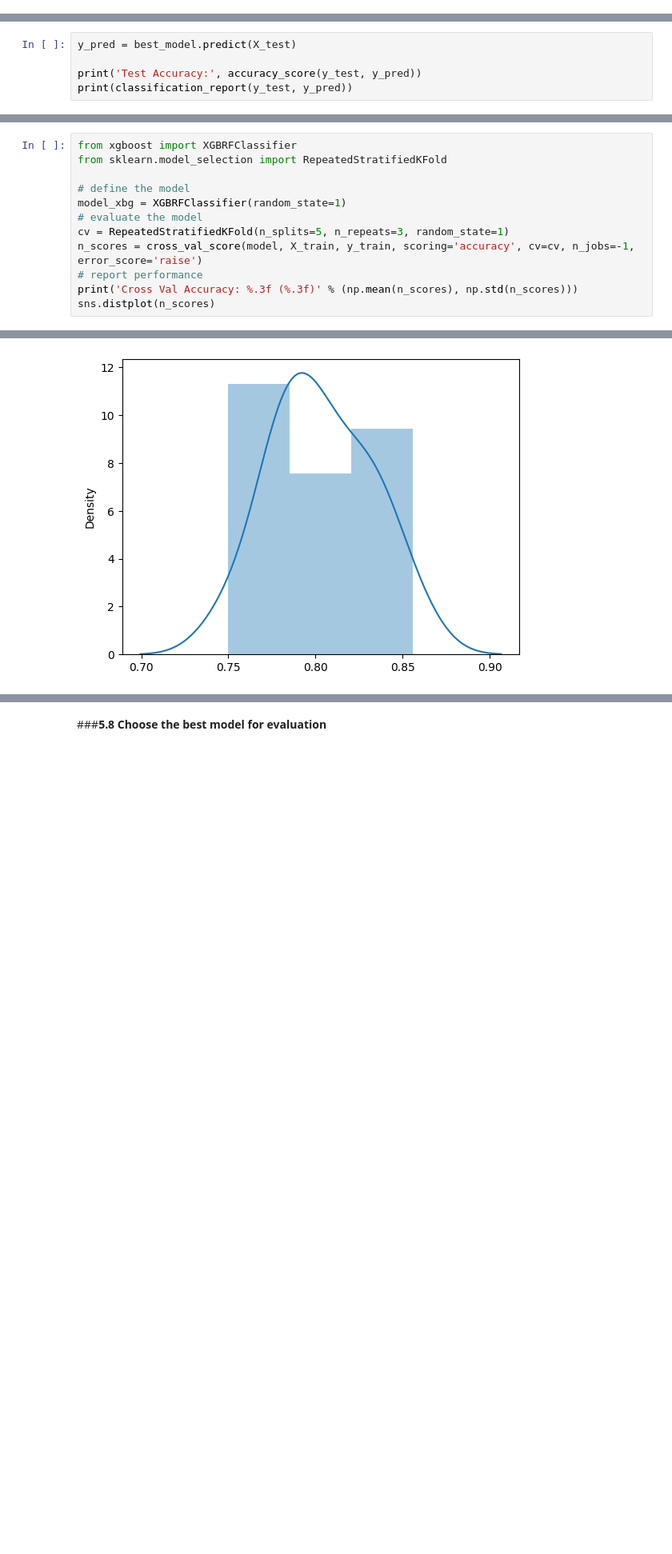
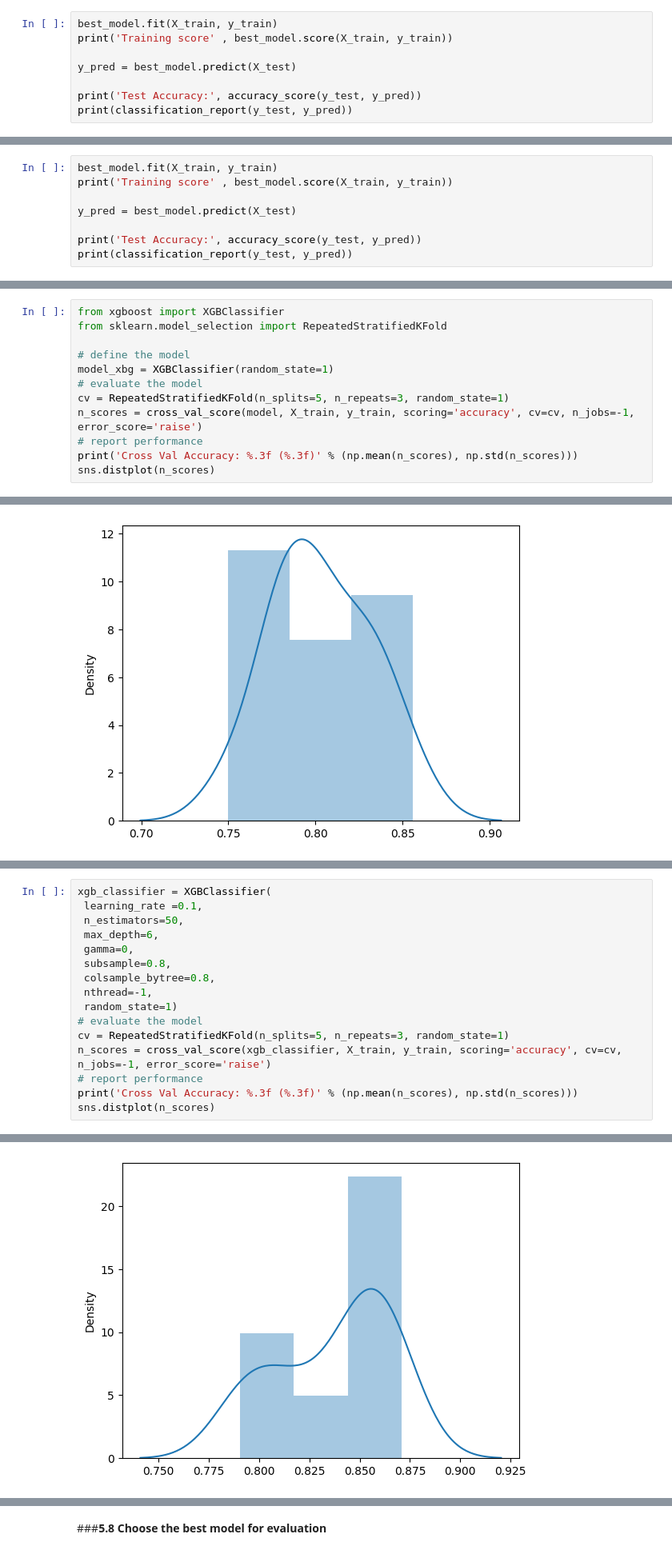
Before and after one commit to jagannathbalachandran/kaggle, a Jupyter notebook: Titanic/Titanic.ipynb, the cells around one changed output, grey strips where cells are left out. Shown at 80% size. Cells and saved outputs as stored; diff of their text form; blank space fills up the shorter version.

```diff
--- a/Titanic/Titanic.ipynb
+++ b/Titanic/Titanic.ipynb
@@ -1006,0 +1060,8 @@ weighted avg       0.80      0.80      0.80       268
+# %%
+best_model.fit(X_train, y_train)
+print('Training score' , best_model.score(X_train, y_train))
+
+y_pred = best_model.predict(X_test)
+
+print('Test Accuracy:', accuracy_score(y_test, y_pred))
+print(classification_report(y_test, y_pred))
@@ -1121,6 +1196,9 @@ https://gist.github.com/mwaskom/de44147ed2974457ad6372750bbe5751
 <Axes: ylabel='Density'>
 [figure]
 # %%
+best_model.fit(X_train, y_train)
+print('Training score' , best_model.score(X_train, y_train))
+
 y_pred = best_model.predict(X_test)
 
 print('Test Accuracy:', accuracy_score(y_test, y_pred))
@@ -1138,11 +1217,11 @@ weighted avg       0.82      0.82      0.82       268
 # %% [markdown]
 ### **5.7 Simple XGBoost classifier**
 # %%
-from xgboost import XGBRFClassifier
+from xgboost import XGBClassifier
 from sklearn.model_selection import RepeatedStratifiedKFold
 
 # define the model
-model_xbg = XGBRFClassifier(random_state=1)
+model_xbg = XGBClassifier(random_state=1)
 # evaluate the model
 cv = RepeatedStratifiedKFold(n_splits=5, n_repeats=3, random_state=1)
 n_scores = cross_val_score(model, X_train, y_train, scoring='accuracy', cv=cv, n_jobs=-1, error_score='raise')
@@ -1180,0 +1263,17 @@ weighted avg       0.82      0.82      0.82       268
+# %%
+xgb_classifier = XGBClassifier(
+ learning_rate =0.1,
+ n_estimators=50,
+ max_depth=6,
+ gamma=0,
+ subsample=0.8,
+ colsample_bytree=0.8,
+ nthread=-1,
+ random_state=1)
+# evaluate the model
+cv = RepeatedStratifiedKFold(n_splits=5, n_repeats=3, random_state=1)
+n_scores = cross_val_score(xgb_classifier, X_train, y_train, scoring='accuracy', cv=cv, n_jobs=-1, error_score='raise')
+# report performance
+print('Cross Val Accuracy: %.3f (%.3f)' % (np.mean(n_scores), np.std(n_scores)))
+sns.distplot(n_scores)
+# %% [output]
@@ -1180,0 +1291 @@ weighted avg       0.82      0.82      0.82       268
+[figure, added]
```
Also changed, not shown: parts of 35 cells of this notebook.
